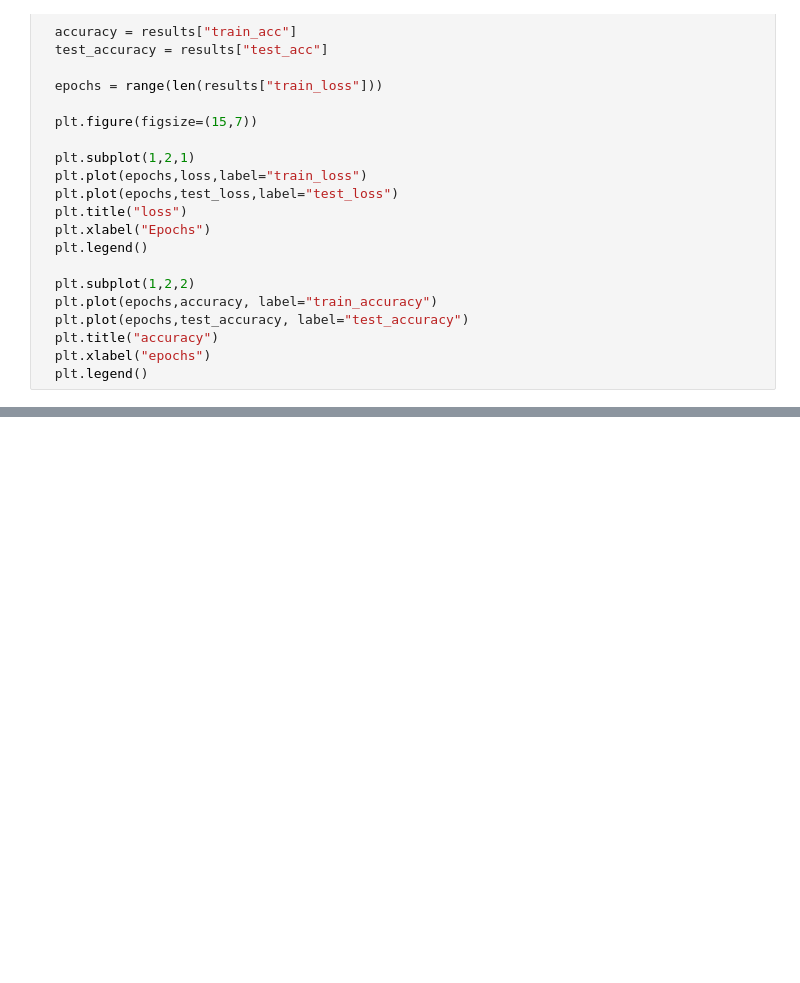
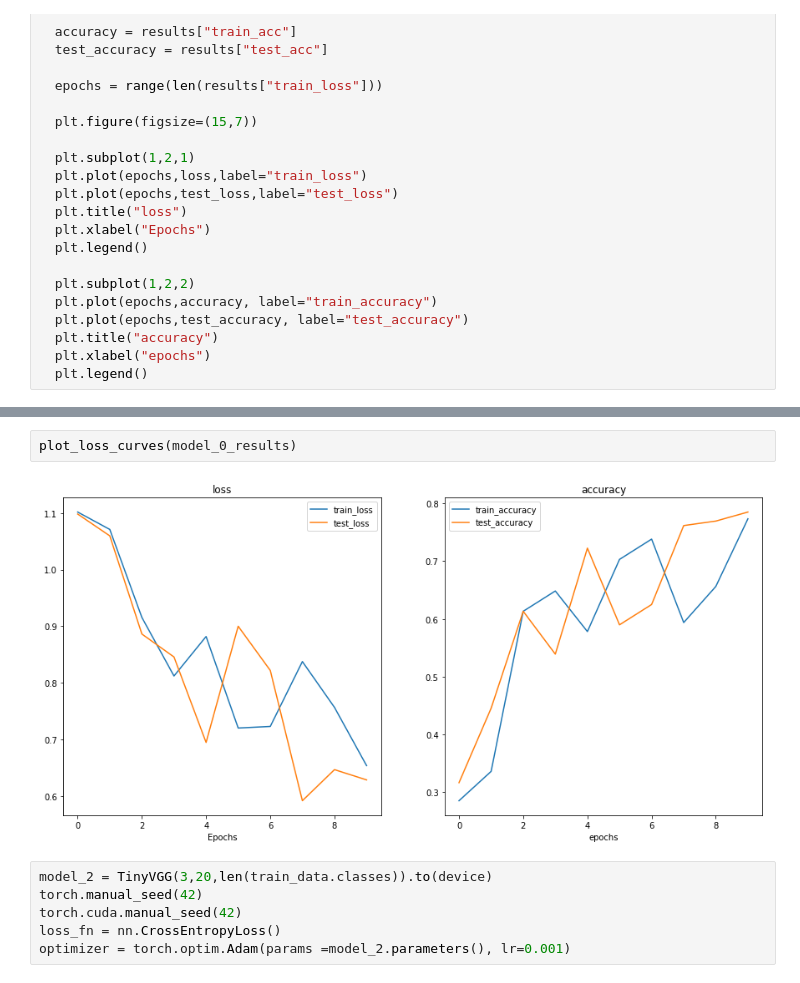
Before and after one commit to aryanVanaik/ImageClassification, a Jupyter notebook: Image_Classification.ipynb, the cells around one changed output, grey strips where cells are left out. Cells and saved outputs as stored; diff of their text form; blank space fills up the shorter version.

```diff
--- a/Image_Classification.ipynb
+++ b/Image_Classification.ipynb
@@ -327,0 +376,10 @@ plot_loss_curves(model_0_results)
+# %%
+plot_loss_curves(model_0_results)
+# %% [output]
+[figure, added]
+# %%
+model_2 = TinyVGG(3,20,len(train_data.classes)).to(device)
+torch.manual_seed(42)
+torch.cuda.manual_seed(42)
+loss_fn = nn.CrossEntropyLoss()
+optimizer = torch.optim.Adam(params =model_2.parameters(), lr=0.001)
```
Also changed, not shown: parts of 23 cells of this notebook.
